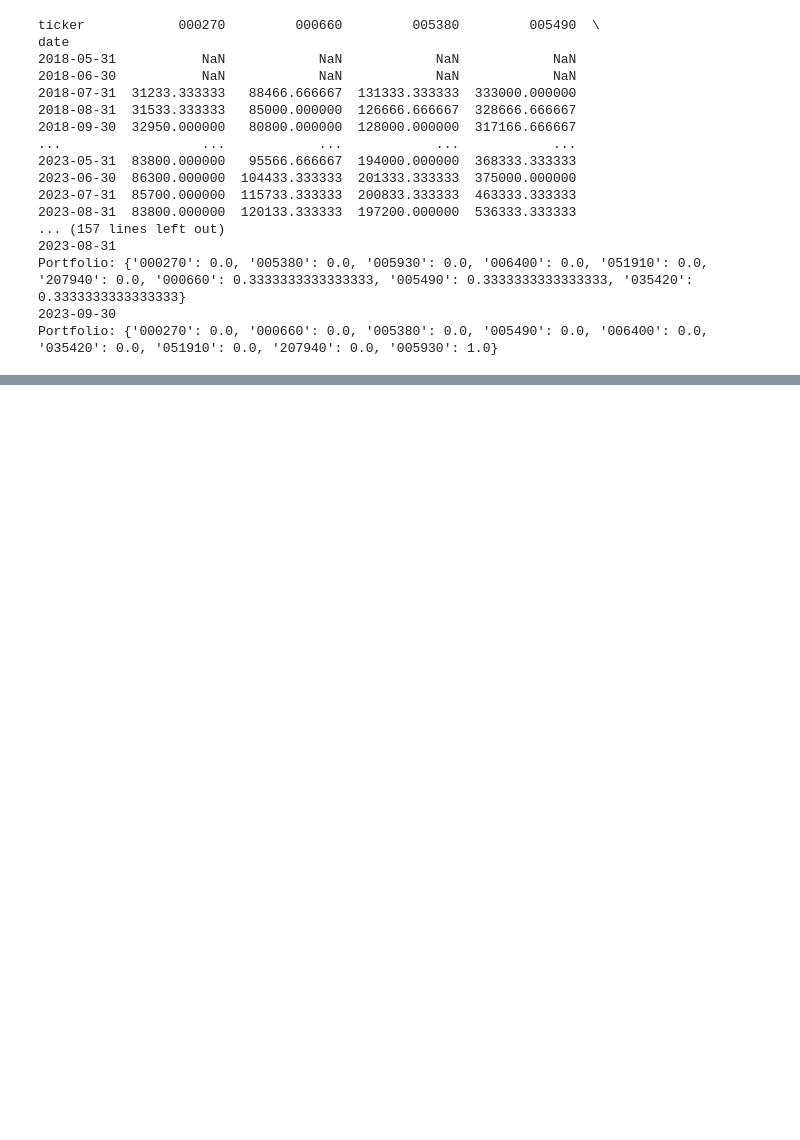
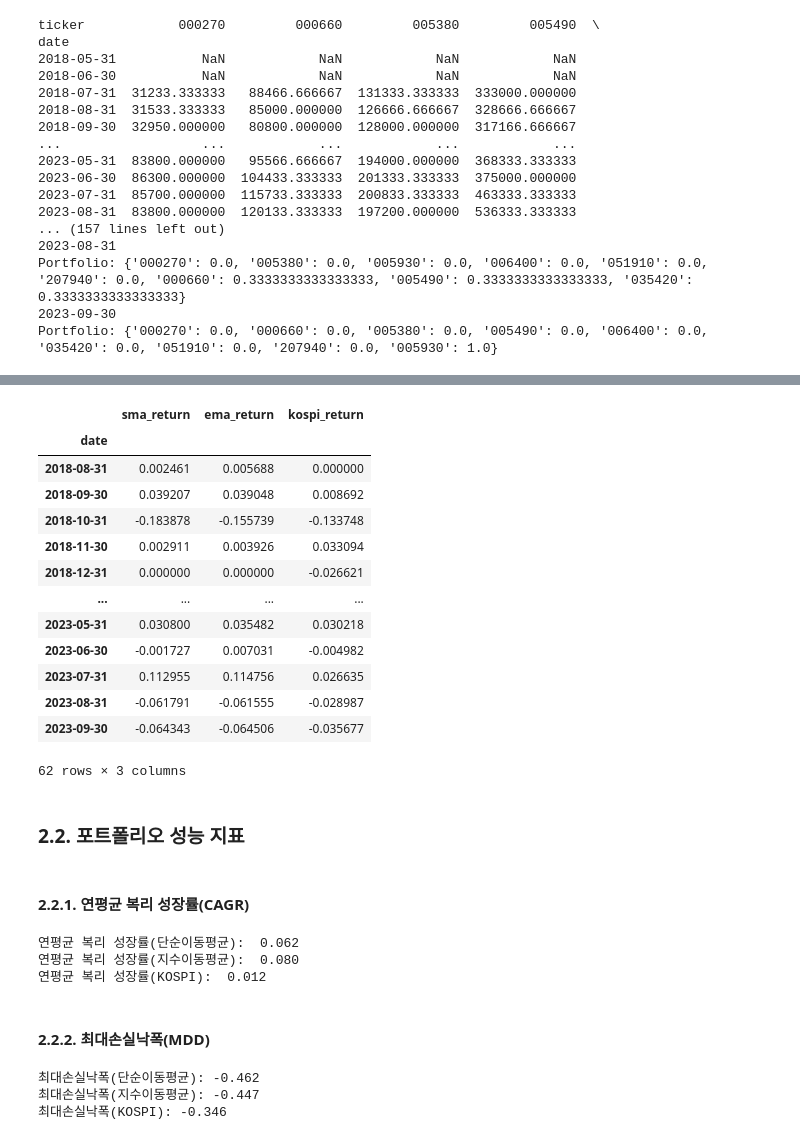
Before and after one commit to michael2k/PyRA, a Jupyter notebook: 4. moving_average_mike.ipynb, the cells around one changed output, grey strips where cells are left out. Cells and saved outputs as stored; diff of their text form; code cells hidden in the pictures; blank space fills up the shorter version.

```diff
--- a/4. moving_average_mike.ipynb
+++ b/4. moving_average_mike.ipynb
@@ -143,0 +200,2 @@ Portfolio: {'000270': 0.0, '000660': 0.0, '005380': 0.0, '005490': 0.0, '006400'
+# %%
+analysis_fromdate = df_account.index[period]
@@ -143,0 +204,4 @@ Portfolio: {'000270': 0.0, '000660': 0.0, '005380': 0.0, '005490': 0.0, '006400'
+# %%
+sma_returns = sma_account['total_asset'].pct_change().loc[analysis_fromdate:]
+sma_returns.name = 'sma_return'
+sma_returns.head()
@@ -143,0 +216,4 @@ Portfolio: {'000270': 0.0, '000660': 0.0, '005380': 0.0, '005490': 0.0, '006400'
+# %%
+ema_returns = ema_account['total_asset'].pct_change().loc[analysis_fromdate:]
+ema_returns.name = 'ema_return'
+ema_returns.head()
@@ -143,0 +230,7 @@ Portfolio: {'000270': 0.0, '000660': 0.0, '005380': 0.0, '005490': 0.0, '006400'
+# %%
+kospi = data_loader.load_index_data(ticker_list=['1001'], freq='m', delay=1)
+kospi_returns = kospi['close'].pct_change().loc[analysis_fromdate:]
+kospi_returns.iloc[0] = 0.0
+kospi_returns.name = 'kospi_return'
+kospi_returns.index.name = 'date'
+kospi_returns.head()
@@ -143,0 +246,39 @@ Portfolio: {'000270': 0.0, '000660': 0.0, '005380': 0.0, '005490': 0.0, '006400'
+# %%
+pd.concat([sma_returns, ema_returns, kospi_returns], axis=1)
+# %% [output]
+|  | sma_return | ema_return | kospi_return |
+| date |  |  |  |
+| 2018-08-31 | 0.002461 | 0.005688 | 0.000000 |
+| 2018-09-30 | 0.039207 | 0.039048 | 0.008692 |
+| 2018-10-31 | -0.183878 | -0.155739 | -0.133748 |
+| 2018-11-30 | 0.002911 | 0.003926 | 0.033094 |
+| 2018-12-31 | 0.000000 | 0.000000 | -0.026621 |
+| ... | ... | ... | ... |
+| 2023-05-31 | 0.030800 | 0.035482 | 0.030218 |
+| 2023-06-30 | -0.001727 | 0.007031 | -0.004982 |
+| 2023-07-31 | 0.112955 | 0.114756 | 0.026635 |
+| 2023-08-31 | -0.061791 | -0.061555 | -0.028987 |
+| 2023-09-30 | -0.064343 | -0.064506 | -0.035677 |
+62 rows × 3 columns
+# %% [markdown]
+### 2.2. 포트폴리오 성능 지표
+# %% [markdown]
+#### 2.2.1. 연평균 복리 성장률(CAGR)
+# %%
+print(f'연평균 복리 성장률(단순이동평균): {cagr(returns=sma_returns, freq='m'): .3f}')
+print(f'연평균 복리 성장률(지수이동평균): {cagr(returns=ema_returns, freq='m'): .3f}')
+print(f'연평균 복리 성장률(KOSPI): {cagr(returns=kospi_returns, freq='m'): .3f}')
+# %% [output]
+연평균 복리 성장률(단순이동평균):  0.062
+연평균 복리 성장률(지수이동평균):  0.080
+연평균 복리 성장률(KOSPI):  0.012
+# %% [markdown]
+#### 2.2.2. 최대손실낙폭(MDD)
+# %%
+print(f'최대손실낙폭(단순이동평균): {mdd(returns=sma_returns): .3f}')
+print(f'최대손실낙폭(지수이동평균): {mdd(returns=ema_returns): .3f}')
+print(f'최대손실낙폭(KOSPI): {mdd(returns=kospi_returns): .3f}')
+# %% [output]
+최대손실낙폭(단순이동평균): -0.462
+최대손실낙폭(지수이동평균): -0.447
+최대손실낙폭(KOSPI): -0.346
```
Also changed, not shown: parts of 29 cells of this notebook, 1 other file.
